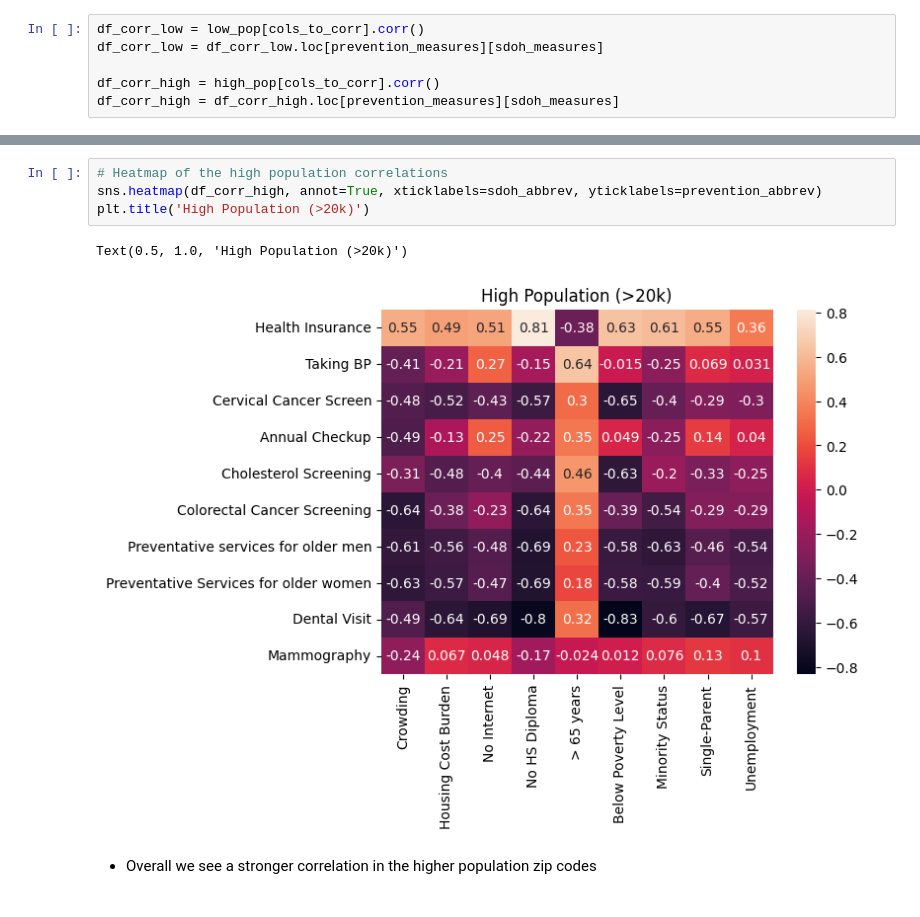
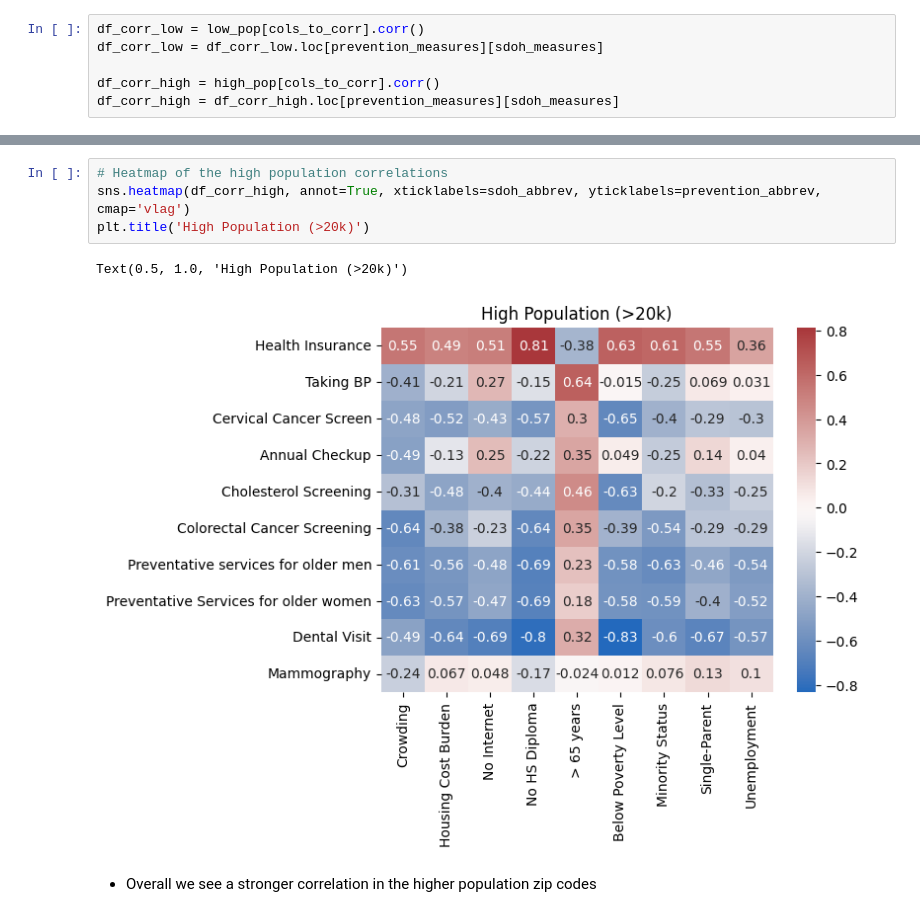
Before and after one commit to anuvrat-umich/siads_milestone1, a Jupyter notebook: src/sdoh_population_analysis.ipynb, the cells around one changed output, grey strips where cells are left out. Cells and saved outputs as stored; diff of their text form.

```diff
--- a/src/sdoh_population_analysis.ipynb
+++ b/src/sdoh_population_analysis.ipynb
@@ -140,10 +141,10 @@ Text(0.5, 1.0, 'Low Population (<5k)')
 # %%
 # Heatmap of the high population correlations
-sns.heatmap(df_corr_high, annot=True, xticklabels=sdoh_abbrev, yticklabels=prevention_abbrev)
+sns.heatmap(df_corr_high, annot=True, xticklabels=sdoh_abbrev, yticklabels=prevention_abbrev, cmap='vlag')
 plt.title('High Population (>20k)')
 # %% [output]
 Text(0.5, 1.0, 'High Population (>20k)')
-[figure, old version]
+[figure, new version]
 # %% [markdown]
 - Overall we see a stronger correlation in the higher population zip codes
 # %%
```
Also changed, not shown: parts of 6 cells of this notebook.
